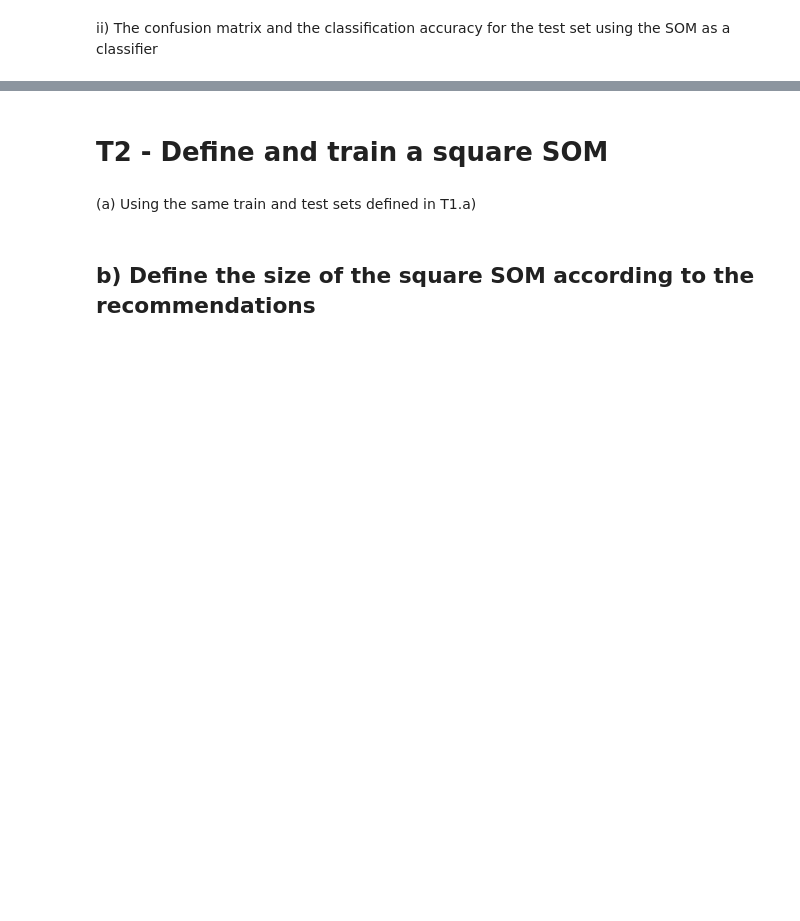
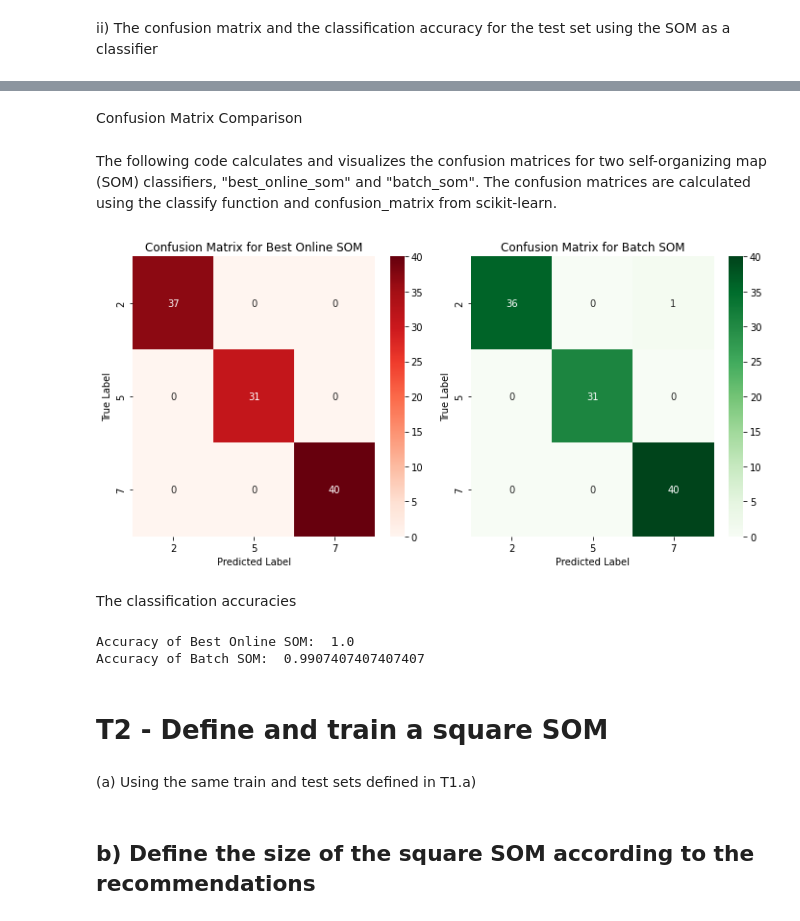
Before and after one commit to melihkurtaran/MachineLearning, a Jupyter notebook: SelfOrganizingMaps/SelfOrganizingMaps.ipynb, the cells around one changed output, grey strips where cells are left out. Cells and saved outputs as stored; diff of their text form; code cells hidden in the pictures; blank space fills up the shorter version.

```diff
--- a/SelfOrganizingMaps/SelfOrganizingMaps.ipynb
+++ b/SelfOrganizingMaps/SelfOrganizingMaps.ipynb
@@ -174,3 +205,49 @@ ii) The confusion matrix and the classification accuracy for the test set using
+# %% [markdown]
+Confusion Matrix Comparison
+# %% [markdown]
+The following code calculates and visualizes the confusion matrices for two self-organizing map (SOM) classifiers, "best_online_som" and "batch_som". The confusion matrices are calculated using the classify function and confusion_matrix from scikit-learn.
+# %%
+# calculate confusion matrices
+y_pred = classify(best_online_som, X_test)
+cm_best_online_som = confusion_matrix(y_test, y_pred)
+
+y_pred = classify(batch_som, X_test)
+cm_batch_som = confusion_matrix(y_test, y_pred)
+
+class_names = np.unique(y_train)
+
+# create dataframes for confusion matrices
+df1 = pd.DataFrame(cm_best_online_som, index = class_names, columns = class_names)
+df2 = pd.DataFrame(cm_batch_som, index = class_names, columns = class_names)
+
+# plot confusion matrices using seaborn
+fig, ax = plt.subplots(nrows=1, ncols=2, figsize=(10, 5))
+sns.heatmap(df1, annot=True, cmap='Reds', fmt='d', ax=ax[0])
+sns.heatmap(df2, annot=True, cmap='Greens', fmt='d', ax=ax[1])
+
+# set title and labels
+ax[0].set_title('Confusion Matrix for Best Online SOM')
+ax[1].set_title('Confusion Matrix for Batch SOM')
+ax[0].set_xlabel('Predicted Label')
+ax[0].set_ylabel('True Label')
+ax[1].set_xlabel('Predicted Label')
+ax[1].set_ylabel('True Label')
+
+plt.tight_layout()
+plt.show()
+# %% [output]
+[figure, added]
+# %% [markdown]
+The classification accuracies
+# %%
+accuracy_best_online_som = np.trace(cm_best_online_som) / np.sum(cm_best_online_som)
+accuracy_batch_som = np.trace(cm_batch_som) / np.sum(cm_batch_som)
+
+print("Accuracy of Best Online SOM: ", accuracy_best_online_som)
+print("Accuracy of Batch SOM: ", accuracy_batch_som)
+# %% [output]
+Accuracy of Best Online SOM:  1.0
+Accuracy of Batch SOM:  0.9907407407407407
 # %% [markdown]
 # **T2 - Define and train a square SOM**
 # %% [markdown]
```
Also changed, not shown: parts of 19 cells of this notebook.
